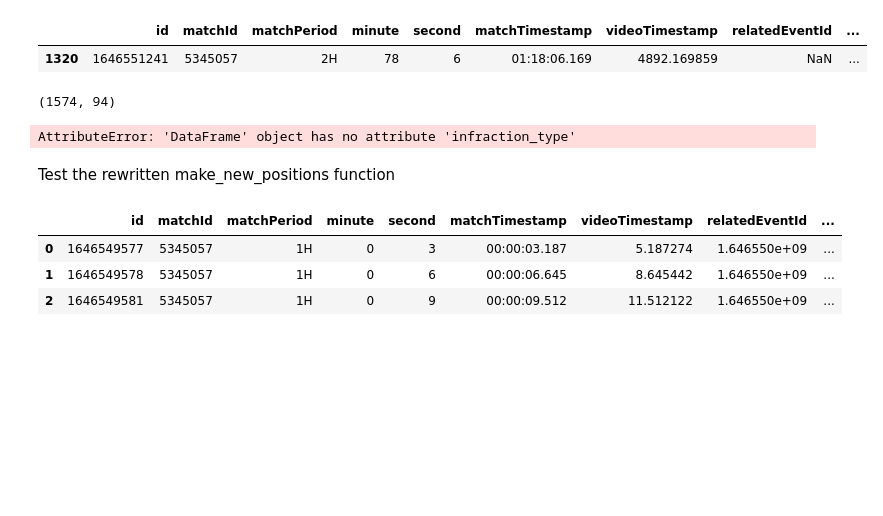
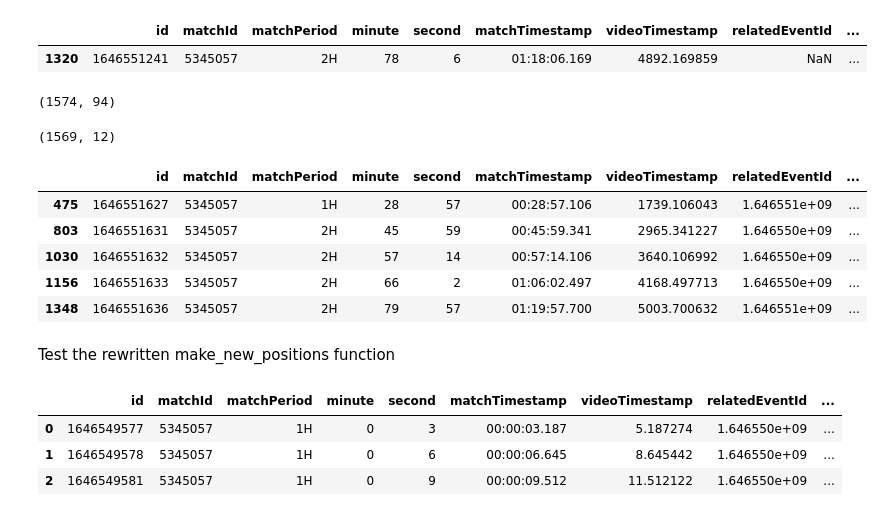
Before and after one commit to liammoore44/wyscout-spadl-conversion, a Jupyter notebook: test_notebooks/Wyscout-conversion.ipynb, the cells around one changed output. Cells and saved outputs as stored; diff of their text form; code cells hidden in the pictures; blank space fills up the shorter version.

```diff
--- a/test_notebooks/Wyscout-conversion.ipynb
+++ b/test_notebooks/Wyscout-conversion.ipynb
@@ -334,17 +334,28 @@ v3_df.loc[v3_df.id==1646551241]
 v3_df.shape
 # %% [output]
 (1574, 94)
+# %%
+events_df.shape
+# %% [output]
+(1569, 12)
+# %%
+v3_df.loc[~v3_df.id.isin(events_tagged.event_id.values)]
+# %% [output]
+|  | id | matchId | matchPeriod | minute | second | matchTimestamp | videoTimestamp | relatedEventId | ... |
+| 475 | 1646551627 | 5345057 | 1H | 28 | 57 | 00:28:57.106 | 1739.106043 | 1.646551e+09 | ... |
+| 803 | 1646551631 | 5345057 | 2H | 45 | 59 | 00:45:59.341 | 2965.341227 | 1.646550e+09 | ... |
+| 1030 | 1646551632 | 5345057 | 2H | 57 | 14 | 00:57:14.106 | 3640.106992 | 1.646550e+09 | ... |
+| 1156 | 1646551633 | 5345057 | 2H | 66 | 2 | 01:06:02.497 | 4168.497713 | 1.646550e+09 | ... |
+| 1348 | 1646551636 | 5345057 | 2H | 79 | 57 | 01:19:57.700 | 5003.700632 | 1.646551e+09 | ... |
 # %%
 wyscout_periods = wyscout_periods = {"1H": 1, "2H": 2, "E1": 3, "E2": 4, "P": 5}
 
 v3_df["period_id"] = v3_df.matchPeriod.apply(lambda x: wyscout_periods[x])
 v3_df["milliseconds"] = (v3_df.second + (v3_df.minute * 60)) * 1000
 # %%
-from socceraction.spadl.wyscout_v3 import convert_simulations as convert_simulations_v3
+# from socceraction.spadl.wyscout_v3 import convert_simulations as convert_simulations_v3
 
-df_events = convert_simulations_v3(df_events)
+# df_events = convert_simulations_v3(df_events)
-# %% [output]
-AttributeError: 'DataFrame' object has no attribute 'infraction_type'
 # %% [markdown]
 Test the rewritten make_new_positions function
 # %%
```
Also changed, not shown: parts of 13 cells of this notebook, 3 other files.
